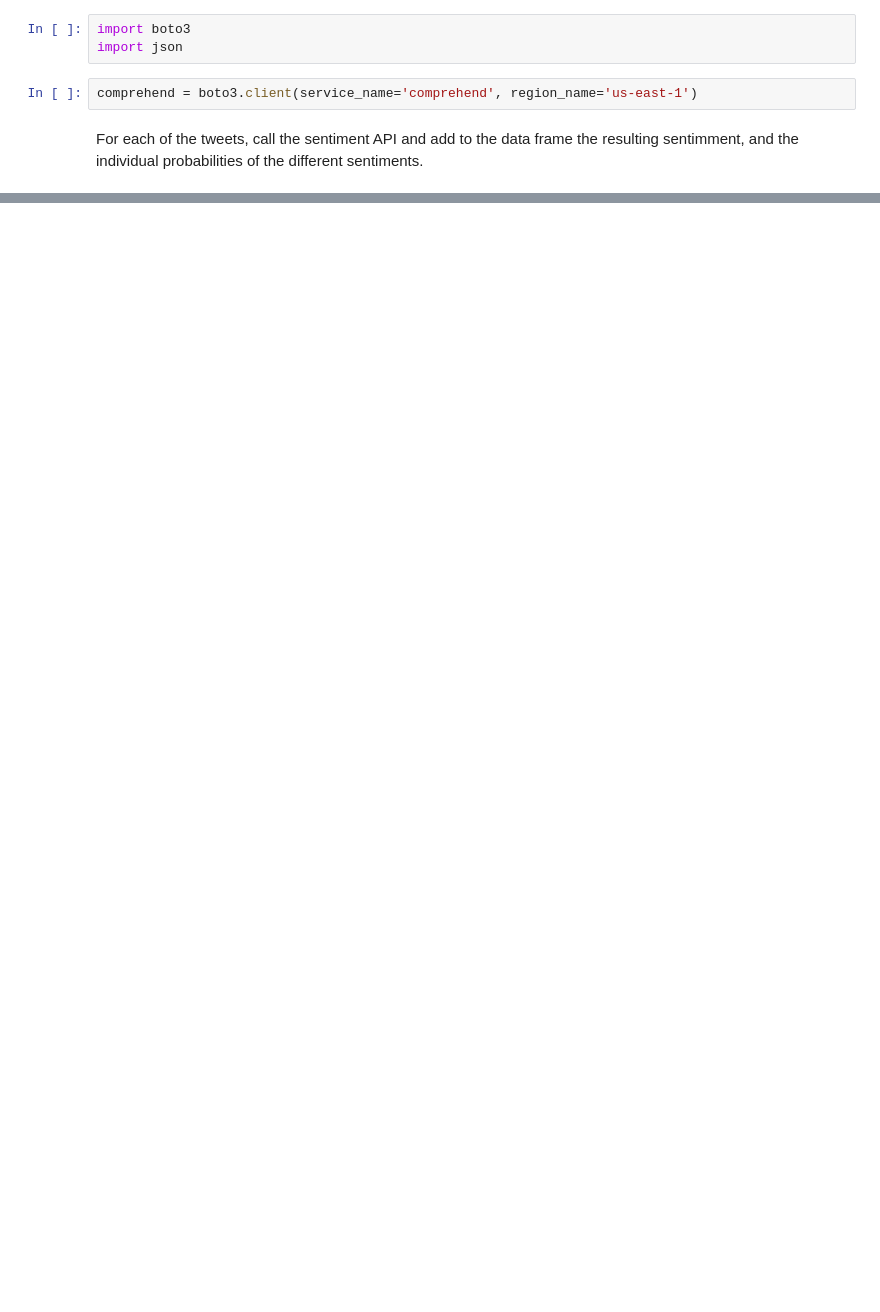
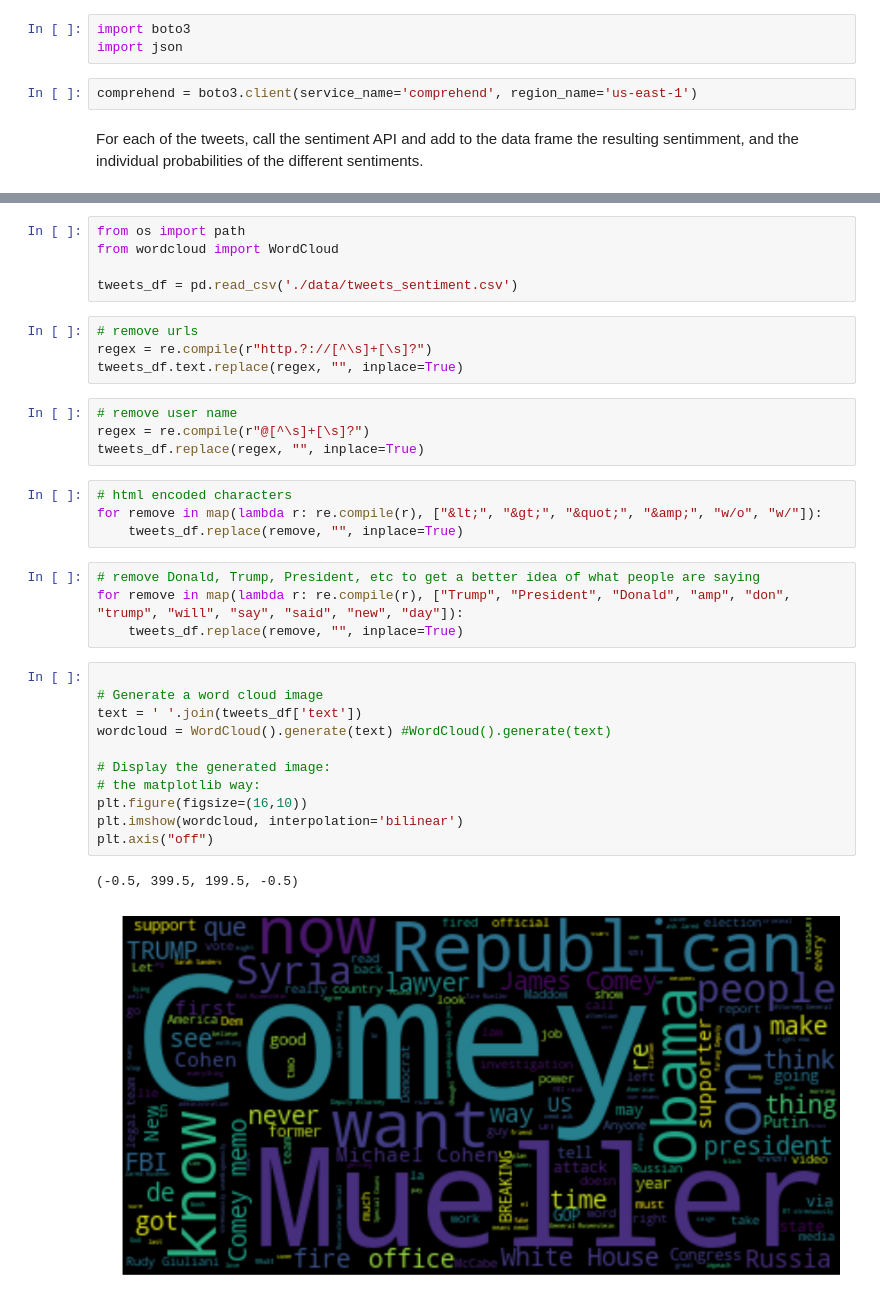
Before and after one commit to youngsoul/tweepynotebook, a Jupyter notebook: TweepyNotebook.ipynb, the cells around one changed output, grey strips where cells are left out. Drawn from its saved outputs; the diff is of its cells as text; blank space fills up the shorter version.

Commit message:
added wordcloud

```diff
--- a/TweepyNotebook.ipynb
+++ b/TweepyNotebook.ipynb
@@ -194,0 +200,35 @@ tweets_df.to_csv('./data/tweets_sentiment.txt')
+# %%
+from os import path
+from wordcloud import WordCloud
+
+tweets_df = pd.read_csv('./data/tweets_sentiment.csv')
+# %%
+# remove urls
+regex = re.compile(r"http.?://[^\s]+[\s]?")
+tweets_df.text.replace(regex, "", inplace=True)
+# %%
+# remove user name
+regex = re.compile(r"@[^\s]+[\s]?")
+tweets_df.replace(regex, "", inplace=True)
+# %%
+# html encoded characters
+for remove in map(lambda r: re.compile(r), ["&lt;", "&gt;", "&quot;", "&amp;", "w/o", "w/"]):
+    tweets_df.replace(remove, "", inplace=True)
+# %%
+# remove Donald, Trump, President, etc to get a better idea of what people are saying
+for remove in map(lambda r: re.compile(r), ["Trump", "President", "Donald", "amp", "don", "trump", "will", "say", "said", "new", "day"]):
+    tweets_df.replace(remove, "", inplace=True)
+# %%
+
+# Generate a word cloud image
+text = ' '.join(tweets_df['text'])
+wordcloud = WordCloud().generate(text) #WordCloud().generate(text)
+
+# Display the generated image:
+# the matplotlib way:
+plt.figure(figsize=(16,10))
+plt.imshow(wordcloud, interpolation='bilinear')
+plt.axis("off")
+# %% [output]
+(-0.5, 399.5, 199.5, -0.5)
+[figure, added]
```
Also changed, not shown: parts of 9 cells of this notebook, 3 other files.
